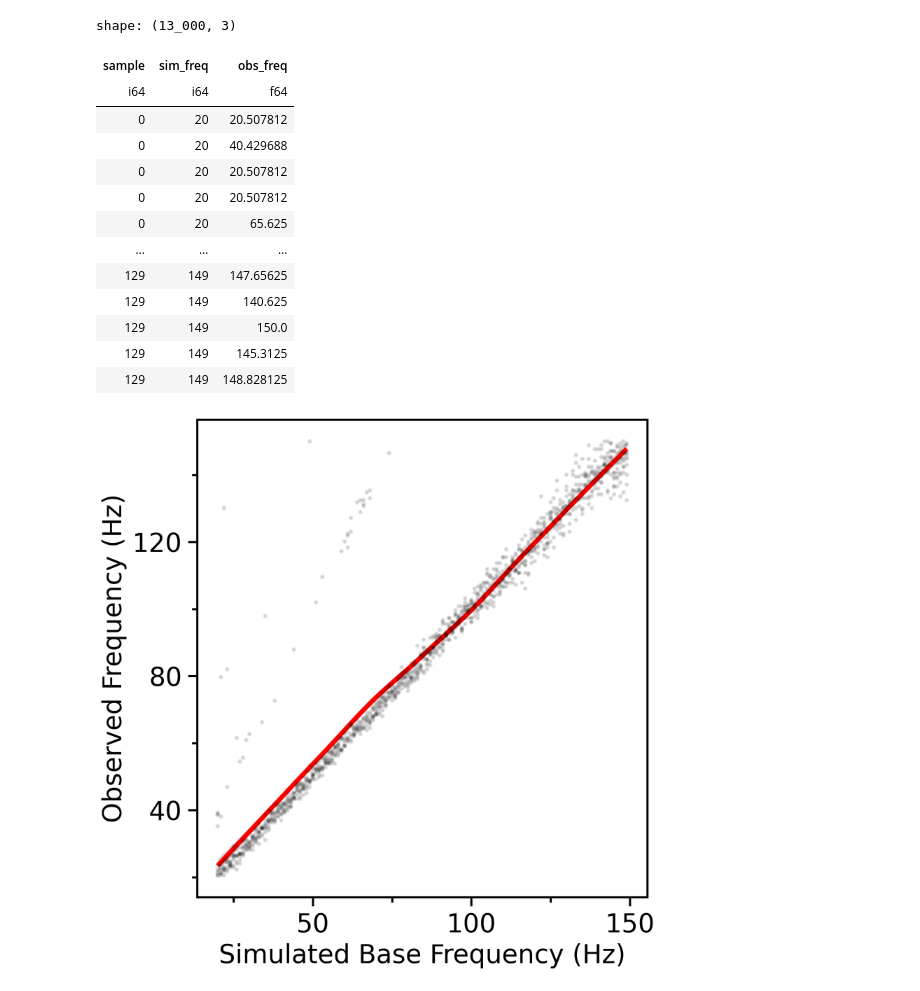
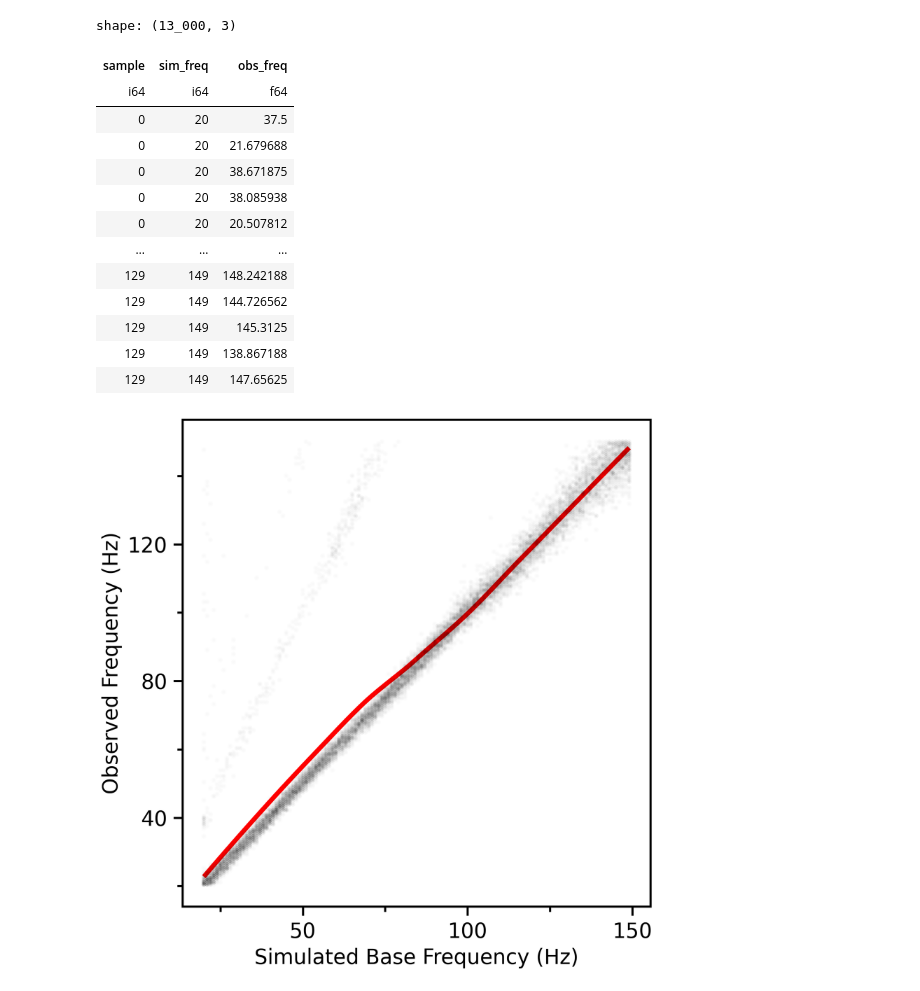
Before and after one commit to ahmed-alhindawi/omt_simulator, a Jupyter notebook: src/omt_simulator.ipynb, the cells around one changed output. Cells and saved outputs as stored; diff of their text form; code cells hidden in the pictures.

```diff
--- a/src/omt_simulator.ipynb
+++ b/src/omt_simulator.ipynb
@@ -239,17 +242,5 @@ Band Peak Frequency: 82.0Hz, Band Peak Power: 6.408512777098534e-05, Error: 2.0H
 # %%
-# Re-run with polars removed (not used here) and required libraries ensured
-import numpy as np
-import matplotlib.pyplot as plt
-from scipy.fft import fft, fftfreq
-from scipy.signal import convolve
-from tqdm.notebook import tqdm
-
 # Parameters
-fs = 4800
-duration = 1.0
-t = np.linspace(0, duration, int(fs * duration))
-tau = 0.005
-N = 20
 frequencies = np.arange(20, 150, 1)
 n_trials = 100
 
@@ -285,56 +276,56 @@ def simulate_and_estimate_peak(freq):
         H_conj = np.conj(H)
         S_hat_tikhonov = (H_conj / (H_conj * H + lambda_reg)) * Y
         s_deconv = np.real(np.fft.ifft(S_hat_tikhonov))
         s_deconv -= s_deconv.mean()
 
         N_samples = len(omt_signal)
         freqs_fft = fftfreq(N_samples, d=1/fs)[:N_samples//2]
         S_fft = np.abs(fft(s_deconv))[:N_samples//2]
         power_spectrum = S_fft**2
         band_mask = (freqs_fft >= 20) & (freqs_fft <= 150)
         peak_idx = np.argmax(power_spectrum[band_mask])
         peak_freq = freqs_fft[band_mask][peak_idx]
         peak_freqs.append(peak_freq)
 
     return np.array(peak_freqs)
 
 # Re-run the sweep with updated function
 errors = []
 for i, f in enumerate(tqdm(frequencies, desc="Sweeping base frequencies (padded)")):
     detected = simulate_and_estimate_peak(f)
     for peak in detected:
         errors.append((i, f, peak))
 
 # Convert to DataFrame and plot
 error_df = pl.DataFrame(errors, schema=["sample", "sim_freq", "obs_freq"], orient="row")
 error_df
 # %% [output]
 shape: (13_000, 3)
 | sample | sim_freq | obs_freq |
 | i64 | i64 | f64 |
+| 0 | 20 | 37.5 |
+| 0 | 20 | 21.679688 |
+| 0 | 20 | 38.671875 |
+| 0 | 20 | 38.085938 |
 | 0 | 20 | 20.507812 |
-| 0 | 20 | 40.429688 |
-| 0 | 20 | 20.507812 |
-| 0 | 20 | 20.507812 |
-| 0 | 20 | 65.625 |
 | … | … | … |
+| 129 | 149 | 148.242188 |
+| 129 | 149 | 144.726562 |
+| 129 | 149 | 145.3125 |
+| 129 | 149 | 138.867188 |
 | 129 | 149 | 147.65625 |
-| 129 | 149 | 140.625 |
-| 129 | 149 | 150.0 |
-| 129 | 149 | 145.3125 |
-| 129 | 149 | 148.828125 |
 # %%
 fig = (
     p9.ggplot(error_df, p9.aes(x="sim_freq", y="obs_freq")) +
-    p9.geom_smooth(method="loess", color="red", se=True) +
-    p9.geom_point(size=0.01, alpha=0.1) +
+    p9.geom_smooth(method="loess", color="red") +
+    p9.geom_point(size=0.01, alpha=0.01) +
     p9.labs(x="Simulated Base Frequency (Hz)", y="Observed Frequency (Hz)") +
     p9.theme_matplotlib() +
-    p9.theme(figure_size=(3, 3), dpi=300)
+    p9.theme(figure_size=(3, 3), dpi=300, text=p9.element_text(size=8))
 )
 fig.show()
 # %% [output]
-[figure, old version]
+[figure, new version]
 # %%
 # Add Bland-Altman columns
 pl_df = error_df.with_columns([
```
Also changed, not shown: parts of 8 cells of this notebook.
